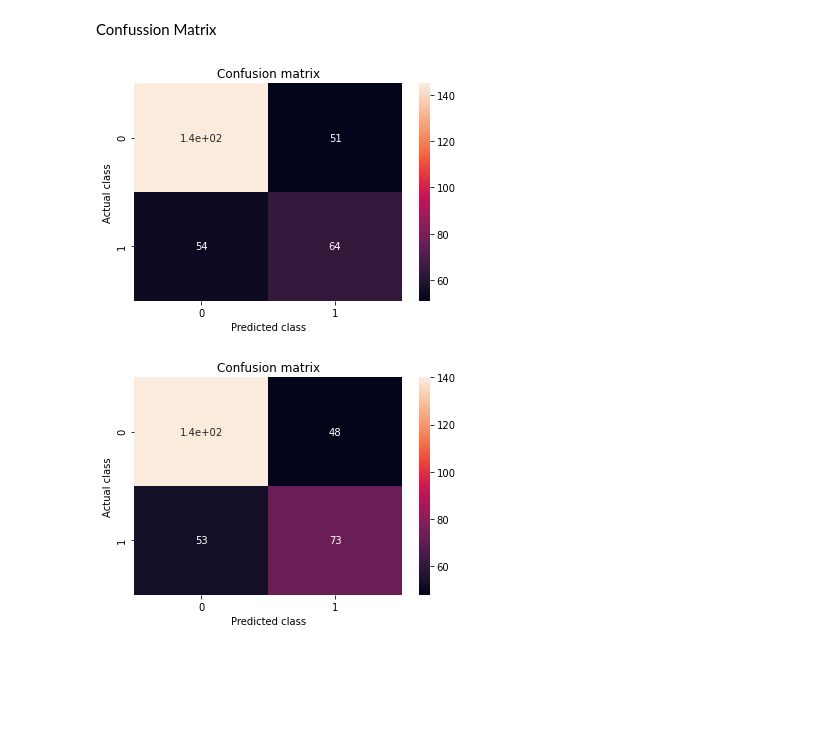
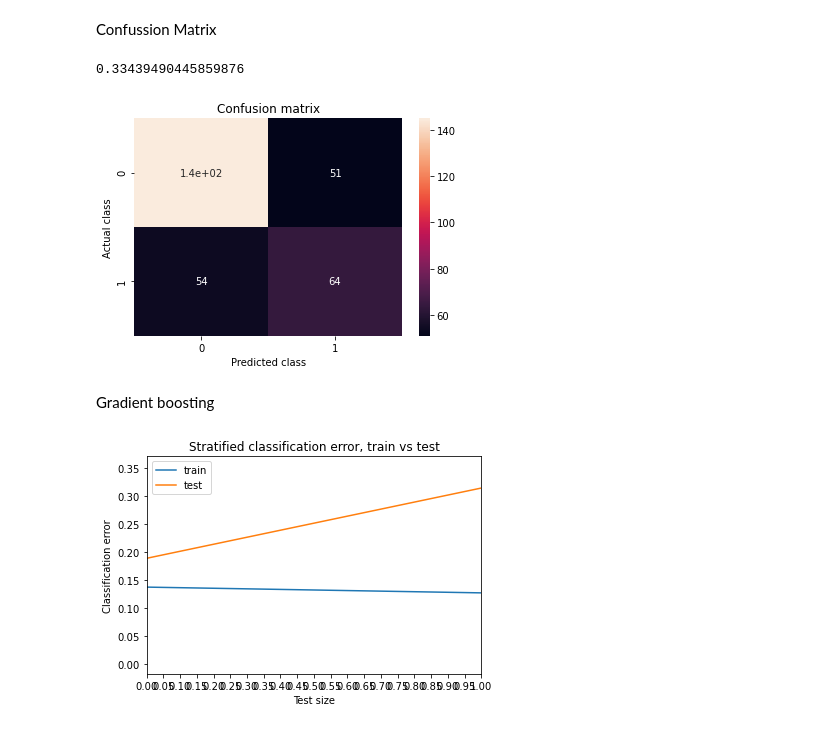
Before and after one commit to Maikel-J/Data-mining-project, a Jupyter notebook: Project.ipynb, the cells around one changed output. Cells and saved outputs as stored; diff of their text form; code cells hidden in the pictures; blank space fills up the shorter version.

Commit message:
Error testing

```diff
--- a/Project.ipynb
+++ b/Project.ipynb
@@ -180,6 +180,9 @@ from sklearn.metrics import accuracy_score
 X_train, X_test, y_train, y_test = train_test_split(X_proc, y_proc, test_size=0.3, random_state=1234)
 knClass = KNeighborsClassifier(n_neighbors= 5, metric='cosine').fit(X_train,y_train)
 y_test_pred = knClass.predict(X_test)
+accuracy_test = accuracy_score(y_test, y_test_pred)
+error = 1 - accuracy_test
+print(error)
 cm = confusion_matrix(y_test,y_test_pred)
 df_cm = pd.DataFrame(cm, index = [i for i in np.unique(y)], columns = [i for i in np.unique(y)])
 plt.figure()
@@ -189,30 +192,44 @@ plt.xlabel('Predicted class')
 plt.ylabel('Actual class')
 plt.show()
 # %% [output]
+0.33439490445859876
 [figure]
-# %%
-import seaborn as sn
-from sklearn.metrics import confusion_matrix
-from sklearn.neighbors import KNeighborsClassifier
-from sklearn.metrics import confusion_matrix
-from sklearn.metrics import accuracy_score
-from sklearn.ensemble import GradientBoostingClassifier
-# for i in y:
-#     print(i)
-# print(y.shape)
-
-X_train, X_test, y_train, y_test = train_test_split(X_proc, y_proc, test_size=0.3)
-clf = GradientBoostingClassifier()
-
-clf.fit(X_train, y_train)
-y_test_pred = clf.predict(X_test)
-cm = confusion_matrix(y_test,y_test_pred)
-df_cm = pd.DataFrame(cm, index = [i for i in np.unique(y)], columns = [i for i in np.unique(y)])
-plt.figure()
-sn.heatmap(df_cm, annot=True)
-plt.title('Confusion matrix')
-plt.xlabel('Predicted class')
-plt.ylabel('Actual class')
-plt.show()
-# %% [output]
-[figure, removed]
+# %% [markdown]
+Gradient boosting
+# %%
+nr_of_increments = 20
+train_error_list_stratified = np.zeros(nr_of_increments)
+test_error_list_stratified = np.zeros(nr_of_increments)
+
+j = 0.05
+index_increments = 0
+while j < 0.95:
+    X_train, X_test, y_train, y_test = train_test_split(X_proc, y_proc, test_size=j)
+    train = []
+    test = []
+    clf = GradientBoostingClassifier()
+    for k in range(10):
+        clf.fit(X_train, y_train)
+        y_train_pred = clf.predict(X_train)
+        y_test_pred = clf.predict(X_test)
+        train_error = 1 - accuracy_score(y_train, y_train_pred)
+        test_error = 1 - accuracy_score(y_test, y_test_pred)
+        train.append(train_error)
+        test.append(test_error)
+    train_error_list_stratified[index_increments] = np.average(train)
+    test_error_list_stratified[index_increments] = np.average(test_error)
+    j += 0.05
+    index_increments += 1
+
+
+plt.title('Stratified classification error, train vs test')
+plt.plot(train_error_list_stratified, label = "train")
+plt.plot(test_error_list_stratified,label = "test")
+plt.xticks(np.arange(0,nr_of_increments,0.05))
+plt.xlim([0,1])
+plt.ylabel('Classification error')
+plt.xlabel('Test size')
+plt.legend()
+plt.show()
+# %% [output]
+[figure, added]
```
Also changed, not shown: parts of 5 cells of this notebook, 2 other files.
